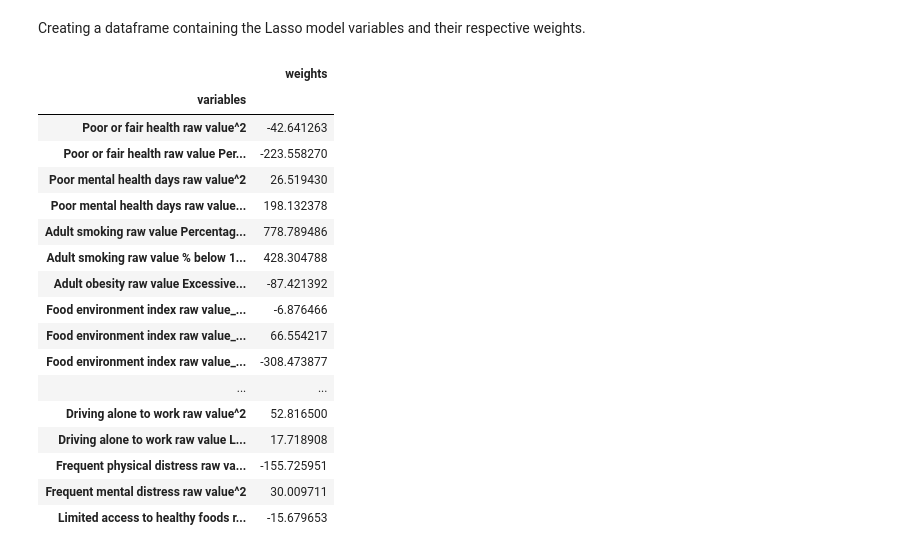
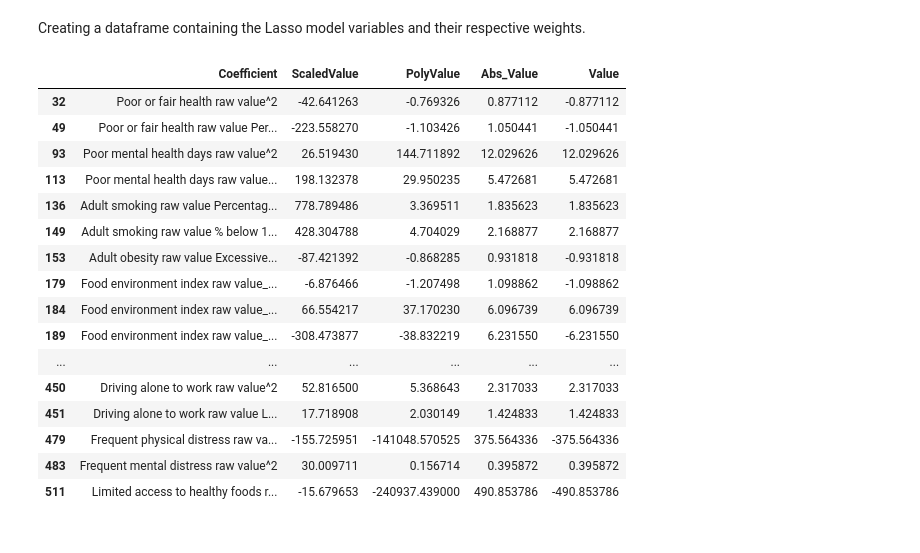
Before and after one commit to awesomeahi95/LaVie-Insurance, a Jupyter notebook: index.ipynb, the cells around one changed output. Cells and saved outputs as stored; diff of their text form; code cells hidden in the pictures.

Commit message:
inverse scaled coefs

```diff
--- a/index.ipynb
+++ b/index.ipynb
@@ -801,23 +805,30 @@ coefficient_df['weights'] = lasso_coef
-# %%
-coefficient_df_final = coefficient_df[coefficient_df["weights"] != 0]
-coefficient_df_final.set_index('variables', inplace=True)
-coefficient_df_final
-# %% [output]
-|  | weights |
-| variables |  |
-| Poor or fair health raw value^2 | -42.641263 |
-| Poor or fair health raw value Per... | -223.558270 |
-| Poor mental health days raw value^2 | 26.519430 |
-| Poor mental health days raw value... | 198.132378 |
-| Adult smoking raw value Percentag... | 778.789486 |
-| Adult smoking raw value % below 1... | 428.304788 |
-| Adult obesity raw value Excessive... | -87.421392 |
-| Food environment index raw value_... | -6.876466 |
-| Food environment index raw value_... | 66.554217 |
-| Food environment index raw value_... | -308.473877 |
-| ... | ... |
-| Driving alone to work raw value^2 | 52.816500 |
-| Driving alone to work raw value L... | 17.718908 |
-| Frequent physical distress raw va... | -155.725951 |
-| Frequent mental distress raw value^2 | 30.009711 |
-| Limited access to healthy foods r... | -15.679653 |
+# %%
+df = pd.DataFrame(list(zip(poly_2_columns,lasso_coef)))
+df.columns = ['Coefficient','ScaledValue']
+df['PolyValue'] = scaler.inverse_transform(df['ScaledValue'])
+df['Abs_Value'] = (abs(df['PolyValue']))**(1./2)
+df = df[df['ScaledValue']!=0]
+for i,row in df.iterrows():
+    if row["PolyValue"] < 0:
+        df.loc[i,"Value"] = (-1)*row['Abs_Value']
+    else:
+        df.loc[i,"Value"] = row['Abs_Value']
+df
+# %% [output]
+|  | Coefficient | ScaledValue | PolyValue | Abs_Value | Value |
+| 32 | Poor or fair health raw value^2 | -42.641263 | -0.769326 | 0.877112 | -0.877112 |
+| 49 | Poor or fair health raw value Per... | -223.558270 | -1.103426 | 1.050441 | -1.050441 |
+| 93 | Poor mental health days raw value^2 | 26.519430 | 144.711892 | 12.029626 | 12.029626 |
+| 113 | Poor mental health days raw value... | 198.132378 | 29.950235 | 5.472681 | 5.472681 |
+| 136 | Adult smoking raw value Percentag... | 778.789486 | 3.369511 | 1.835623 | 1.835623 |
+| 149 | Adult smoking raw value % below 1... | 428.304788 | 4.704029 | 2.168877 | 2.168877 |
+| 153 | Adult obesity raw value Excessive... | -87.421392 | -0.868285 | 0.931818 | -0.931818 |
+| 179 | Food environment index raw value_... | -6.876466 | -1.207498 | 1.098862 | -1.098862 |
+| 184 | Food environment index raw value_... | 66.554217 | 37.170230 | 6.096739 | 6.096739 |
+| 189 | Food environment index raw value_... | -308.473877 | -38.832219 | 6.231550 | -6.231550 |
+| ... | ... | ... | ... | ... | ... |
+| 450 | Driving alone to work raw value^2 | 52.816500 | 5.368643 | 2.317033 | 2.317033 |
+| 451 | Driving alone to work raw value L... | 17.718908 | 2.030149 | 1.424833 | 1.424833 |
+| 479 | Frequent physical distress raw va... | -155.725951 | -141048.570525 | 375.564336 | -375.564336 |
+| 483 | Frequent mental distress raw value^2 | 30.009711 | 0.156714 | 0.395872 | 0.395872 |
+| 511 | Limited access to healthy foods r... | -15.679653 | -240937.439000 | 490.853786 | -490.853786 |
```
Also changed, not shown: parts of 6 cells of this notebook.
